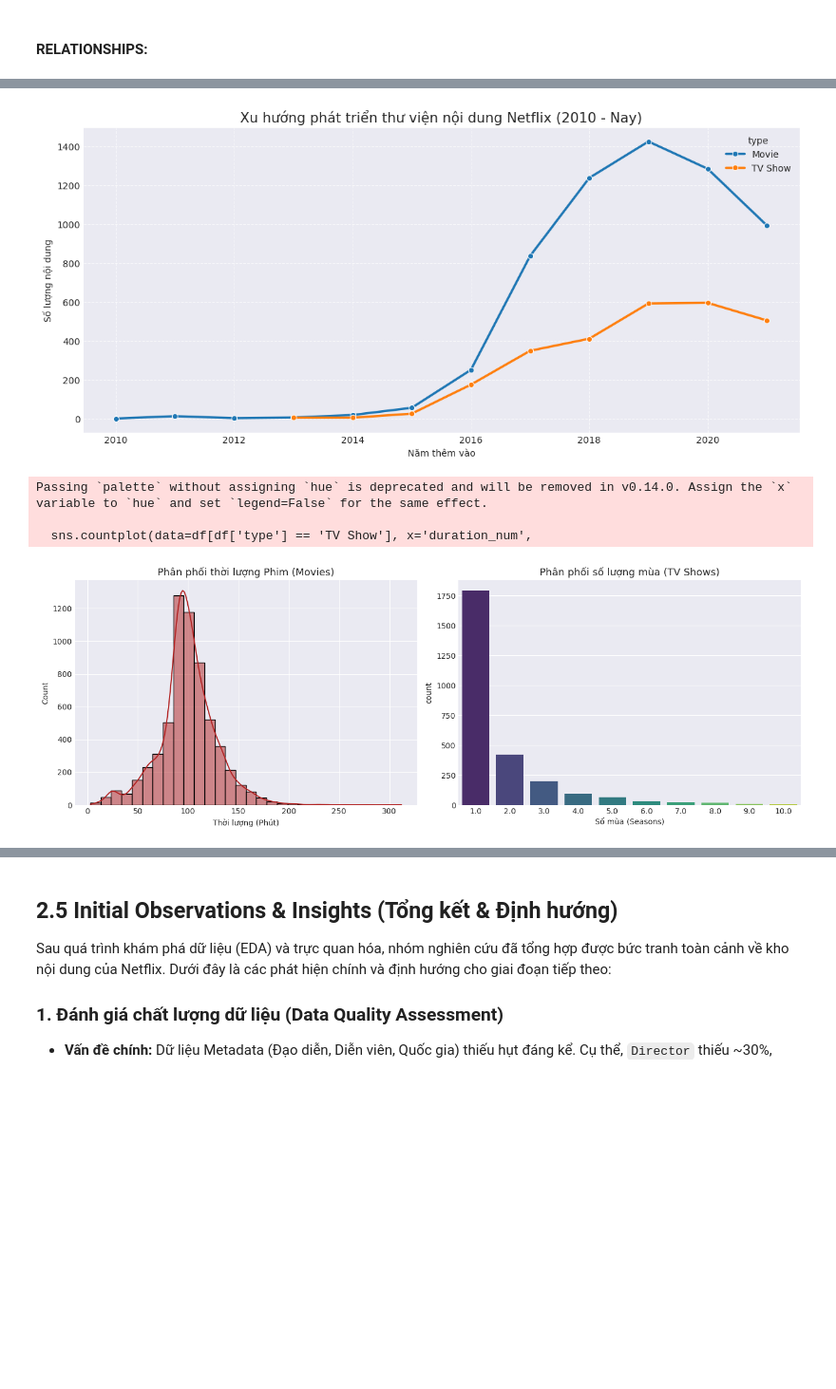
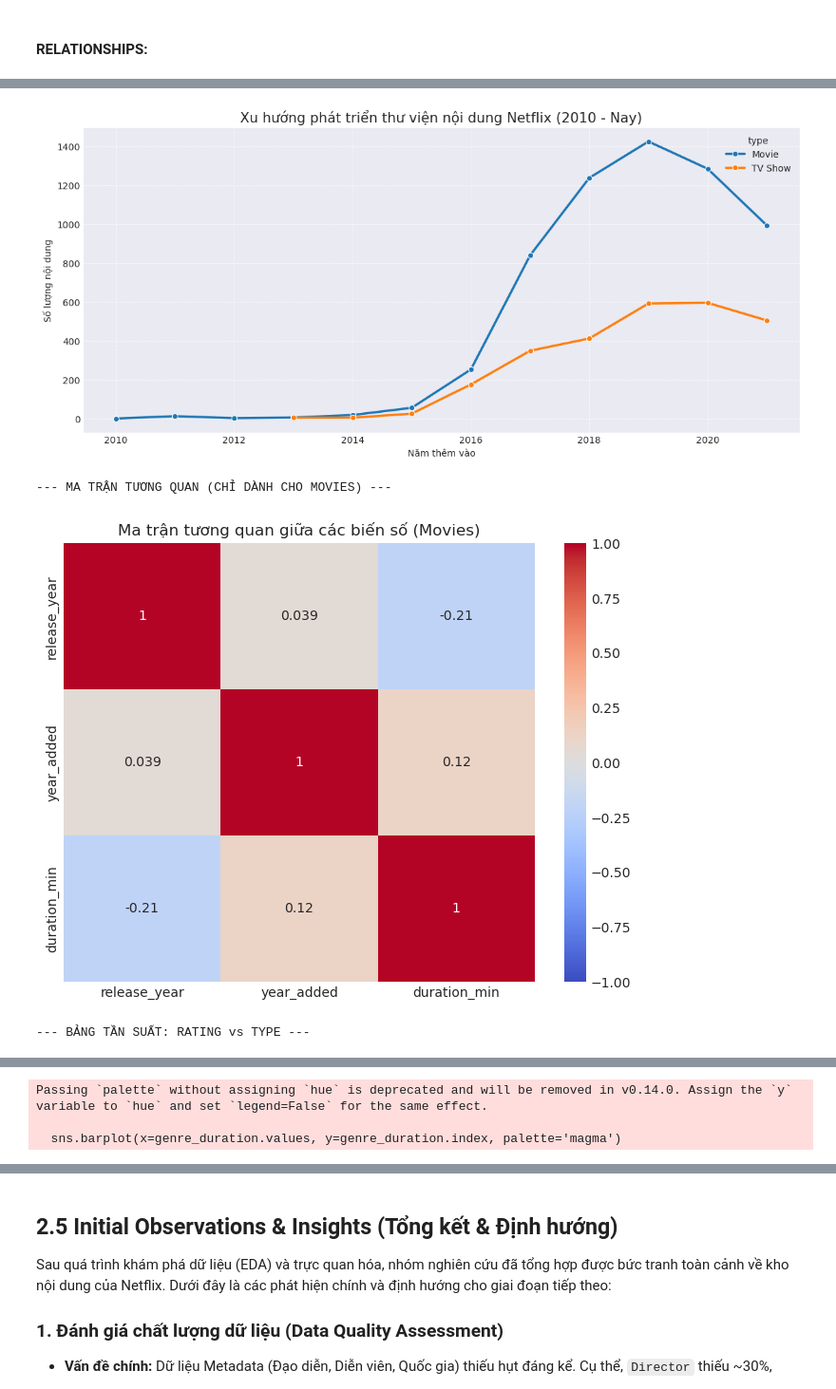
Before and after one commit to trungkienjjj/ds-netflix-analysis, a Jupyter notebook: final.ipynb, the cells around one changed output, grey strips where cells are left out. Shown at 95% size. Cells and saved outputs as stored; diff of their text form; code cells hidden in the pictures; blank space fills up the shorter version.

```diff
--- a/final.ipynb
+++ b/final.ipynb
@@ -819,7 +826,6 @@ plt.xlabel('Type (Movie / TV Show)')
 plt.show()
 
 # B. Xu hướng thêm nội dung theo thời gian (Year Added Trend)
-# --- SỬA LỖI Ở ĐÂY: Kiểm tra kỹ kiểu dữ liệu trước khi xử lý ---
 
 # Kiểm tra nếu cột date_added chưa phải là datetime thì mới chuyển đổi
 if not pd.api.types.is_datetime64_any_dtype(df['date_added']):
@@ -847,28 +853,42 @@ plt.show()
 
 # C. Phân tích Thời lượng (Duration Analysis)
 # Tách số từ cột duration để phân tích (VD: "90 min" -> 90)
-# Kiểm tra nếu cột duration_num chưa tồn tại
-if 'duration_num' not in df.columns:
-    df['duration_num'] = df['duration'].astype(str).str.extract('(\d+)').astype(float)
+movies_df = df[df['type'] == 'Movie'].copy()
+movies_df['duration_min'] = movies_df['duration'].astype(str).str.extract('(\d+)').astype(float)
 
-plt.figure(figsize=(14, 5))
+# B. CÁC MẪU SƠ BỘ (Preliminary Patterns) - Correlation Matrix
+print("--- MA TRẬN TƯƠNG QUAN (CHỈ DÀNH CHO MOVIES) ---")
+# Chọn các biến số: Năm phát hành (release_year), Năm thêm vào (year_added), Thời lượng (duration_min)
+numerical_cols = ['release_year', 'year_added', 'duration_min']
+corr_matrix = movies_df[numerical_cols].corr()
 
-# Biểu đồ cho Movies (Phút)
-plt.subplot(1, 2, 1)
-sns.histplot(data=df[df['type'] == 'Movie'], x='duration_num',
-             kde=True, color='firebrick', bins=30)
-plt.title('Phân phối thời lượng Phim (Movies)', fontsize=13)
-plt.xlabel('Thời lượng (Phút)')
+# Vẽ Heatmap tương quan
+plt.figure(figsize=(8, 6))
+sns.heatmap(corr_matrix, annot=True, cmap='coolwarm', vmin=-1, vmax=1, center=0)
+plt.title('Ma trận tương quan giữa các biến số (Movies)')
+plt.show()
 
-# Biểu đồ cho TV Shows (Mùa)
-plt.subplot(1, 2, 2)
-# Lấy top 10 thời lượng phổ biến nhất để biểu đồ không bị rối
-top_seasons = df[df['type'] == 'TV Show']['duration_num'].value_counts().index[:10]
-sns.countplot(data=df[df['type'] == 'TV Show'], x='duration_num',
-              palette='viridis', order=top_seasons)
-plt.title('Phân phối số lượng mùa (TV Shows)', fontsize=13)
-plt.xlabel('Số mùa (Seasons)')
+# C. BẢNG CHÉO & THỐNG KÊ NHÓM (Cross-tabs & Grouped Stats)
 
-plt.tight_layout()
+# 1. Cross-tabulation: Rating vs Type (Quan hệ Danh mục - Danh mục)
+print("\n--- BẢNG TẦN SUẤT: RATING vs TYPE ---")
+rating_type_cross = pd.crosstab(df['rating'], df['type'])
+# Vẽ Heatmap cho bảng chéo này để dễ nhìn hơn bảng số
+plt.figure(figsize=(12, 6))
+sns.heatmap(rating_type_cross, annot=True, fmt='d', cmap='Blues')
+plt.title('Phân bố số lượng nội dung theo Rating và Type')
+plt.ylabel('Rating (Độ tuổi)')
 plt.show()
+
+# 2. Grouped Summary: Thời lượng trung bình theo Thể loại (Quan hệ Số - Danh mục)
+# Lấy thể loại chính (đầu tiên trong chuỗi listed_in)
+movies_df['main_genre'] = movies_df['listed_in'].apply(lambda x: x.split(',')[0])
+# Tính trung bình thời lượng
+genre_duration = movies_df.groupby('main_genre')['duration_min'].mean().sort_values(ascending=False).head(10)
+
+plt.figure(figsize=(12, 6))
+sns.barplot(x=genre_duration.values, y=genre_duration.index, palette='magma')
+plt.title('Top 10 Thể loại có thời lượng trung bình dài nhất (Movies)')
+plt.xlabel('Thời lượng trung bình (Phút)')
+plt.show()
 # %% [output]
@@ -876,5 +896,4 @@ plt.show()
 [figure]
-Passing `palette` without assigning `hue` is deprecated and will be removed in v0.14.0. Assign the `x` variable to `hue` and set `legend=False` for the same effect.
-
-  sns.countplot(data=df[df['type'] == 'TV Show'], x='duration_num',
+--- MA TRẬN TƯƠNG QUAN (CHỈ DÀNH CHO MOVIES) ---
-[figure, old version]
+[figure, new version]
+--- BẢNG TẦN SUẤT: RATING vs TYPE ---
@@ -880,0 +901,3 @@ Passing `palette` without assigning `hue` is deprecated and will be removed in v
+Passing `palette` without assigning `hue` is deprecated and will be removed in v0.14.0. Assign the `y` variable to `hue` and set `legend=False` for the same effect.
+
+  sns.barplot(x=genre_duration.values, y=genre_duration.index, palette='magma')
```
Also changed, not shown: parts of 5 cells of this notebook.
